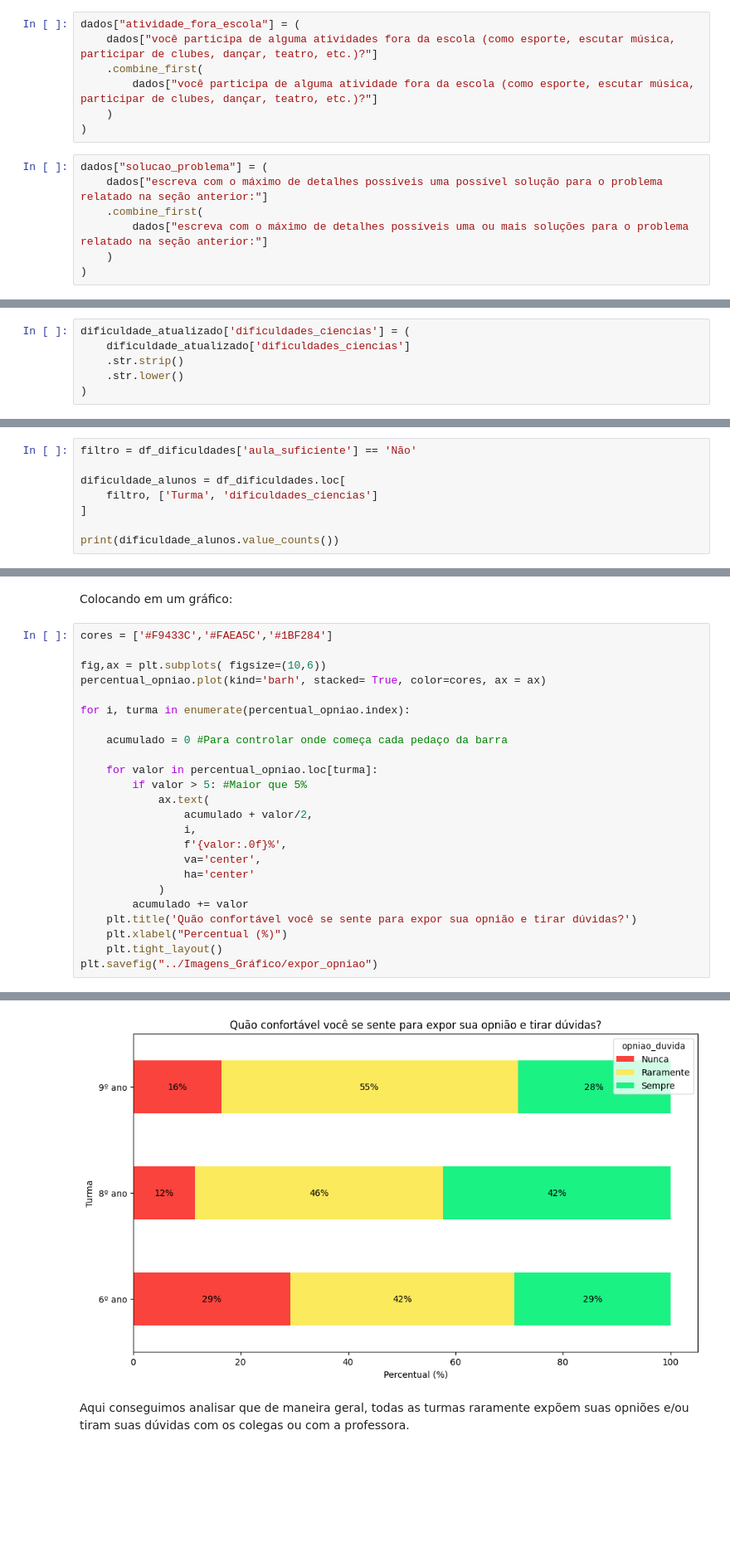
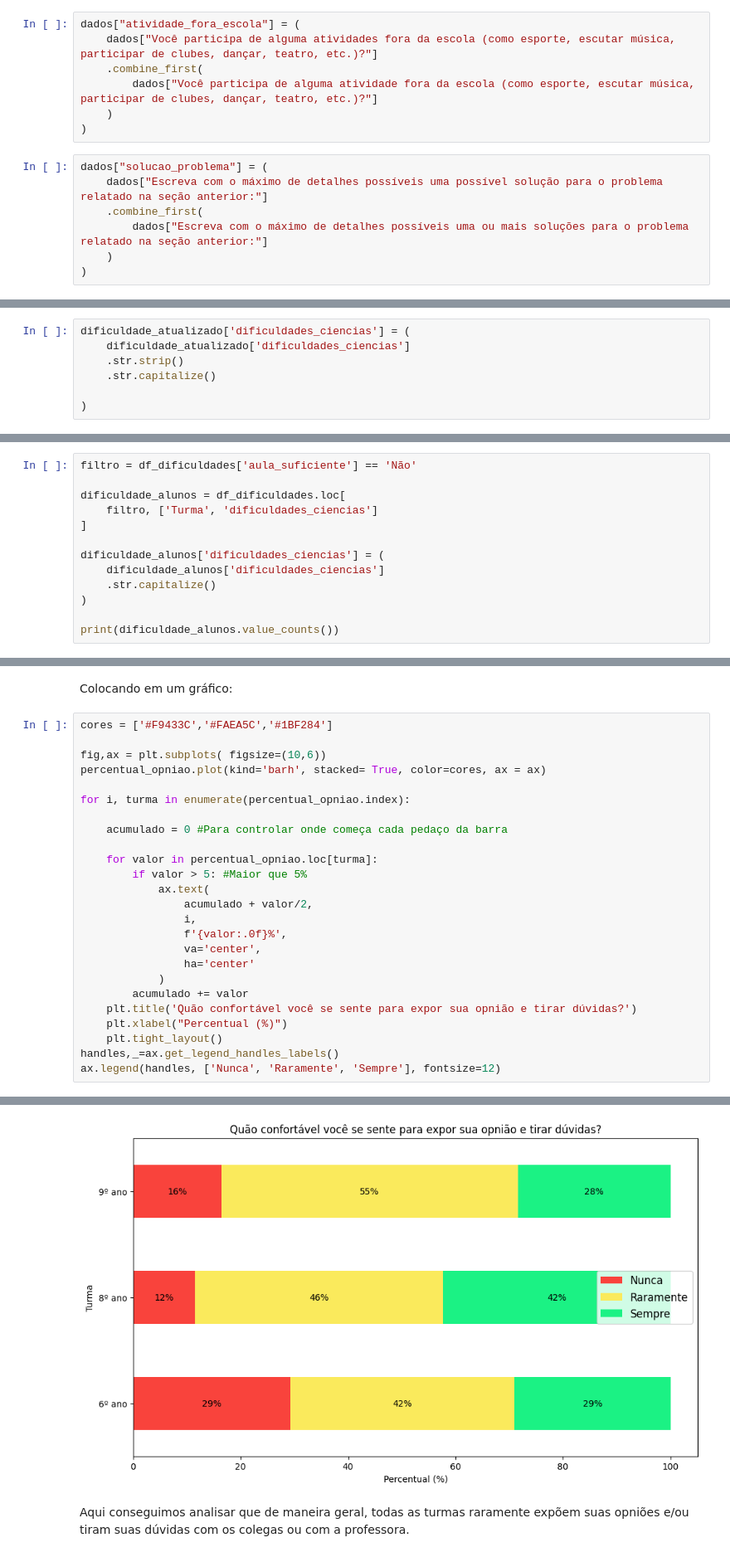
Before and after one commit to giuliacaxi/Analise_Ensino_Ciencias, a Jupyter notebook: Análise/dataset_turmas.ipynb, the cells around one changed output, grey strips where cells are left out. Shown at 83% size. Drawn from its saved outputs; the diff is of its cells as text; blank space fills up the shorter version.

```diff
--- a/Análise/dataset_turmas.ipynb
+++ b/Análise/dataset_turmas.ipynb
@@ -75,16 +74,16 @@ Index(['melhores metodologias', 'escala de 1 a 5, quanto gosta de ciências?',
 Cada planilha tinha a mesma pergunta, mas com o enunciado ligeiramente diferente, então vou combinar as colunas correspondentes em uma única coluna
 # %%
 dados["atividade_fora_escola"] = (
-    dados["você participa de alguma atividades fora da escola (como esporte, escutar música, participar de clubes, dançar, teatro, etc.)?"]
+    dados["Você participa de alguma atividades fora da escola (como esporte, escutar música, participar de clubes, dançar, teatro, etc.)?"]
     .combine_first(
-        dados["você participa de alguma atividade fora da escola (como esporte, escutar música, participar de clubes, dançar, teatro, etc.)?"]
+        dados["Você participa de alguma atividade fora da escola (como esporte, escutar música, participar de clubes, dançar, teatro, etc.)?"]
     )
 )
 # %%
 dados["solucao_problema"] = (
-    dados["escreva com o máximo de detalhes possíveis uma possível solução para o problema relatado na seção anterior:"]
+    dados["Escreva com o máximo de detalhes possíveis uma possível solução para o problema relatado na seção anterior:"]
     .combine_first(
-        dados["escreva com o máximo de detalhes possíveis uma ou mais soluções para o problema relatado na seção anterior:"]
+        dados["Escreva com o máximo de detalhes possíveis uma ou mais soluções para o problema relatado na seção anterior:"]
     )
 )
 # %% [markdown]
@@ -294,7 +291,8 @@ dificuldade_atualizado = dados_atualizados.explode('dificuldades_ciencias')
 dificuldade_atualizado['dificuldades_ciencias'] = (
     dificuldade_atualizado['dificuldades_ciencias']
     .str.strip()
-    .str.lower()
+    .str.capitalize()
+
 )
 # %%
 print(dificuldade_atualizado['dificuldades_ciencias'].value_counts())
@@ -394,6 +391,11 @@ dificuldade_alunos = df_dificuldades.loc[
     filtro, ['Turma', 'dificuldades_ciencias']
 ]
 
+dificuldade_alunos['dificuldades_ciencias'] = (
+    dificuldade_alunos['dificuldades_ciencias']
+    .str.capitalize()
+)
+
 print(dificuldade_alunos.value_counts())
 # %% [output]
 Turma   dificuldades_ciencias
@@ -562,5 +563,6 @@ for i, turma in enumerate(percentual_opniao.index):
     plt.title('Quão confortável você se sente para expor sua opnião e tirar dúvidas?')
     plt.xlabel("Percentual (%)")
     plt.tight_layout()
-plt.savefig("../Imagens_Gráfico/expor_opniao")
+handles,_=ax.get_legend_handles_labels()
+ax.legend(handles, ['Nunca', 'Raramente', 'Sempre'], fontsize=12)
 # %% [output]
@@ -567,4 +570,4 @@ plt.savefig("../Imagens_Gráfico/expor_opniao")
-[figure, old version]
+[figure, new version]
 # %% [markdown]
 Aqui conseguimos analisar que de maneira geral, todas as turmas raramente expõem suas opniões e/ou tiram suas dúvidas com os colegas ou com a professora.
 # %% [markdown]
```
Also changed, not shown: parts of 12 cells of this notebook, 1 other file.
